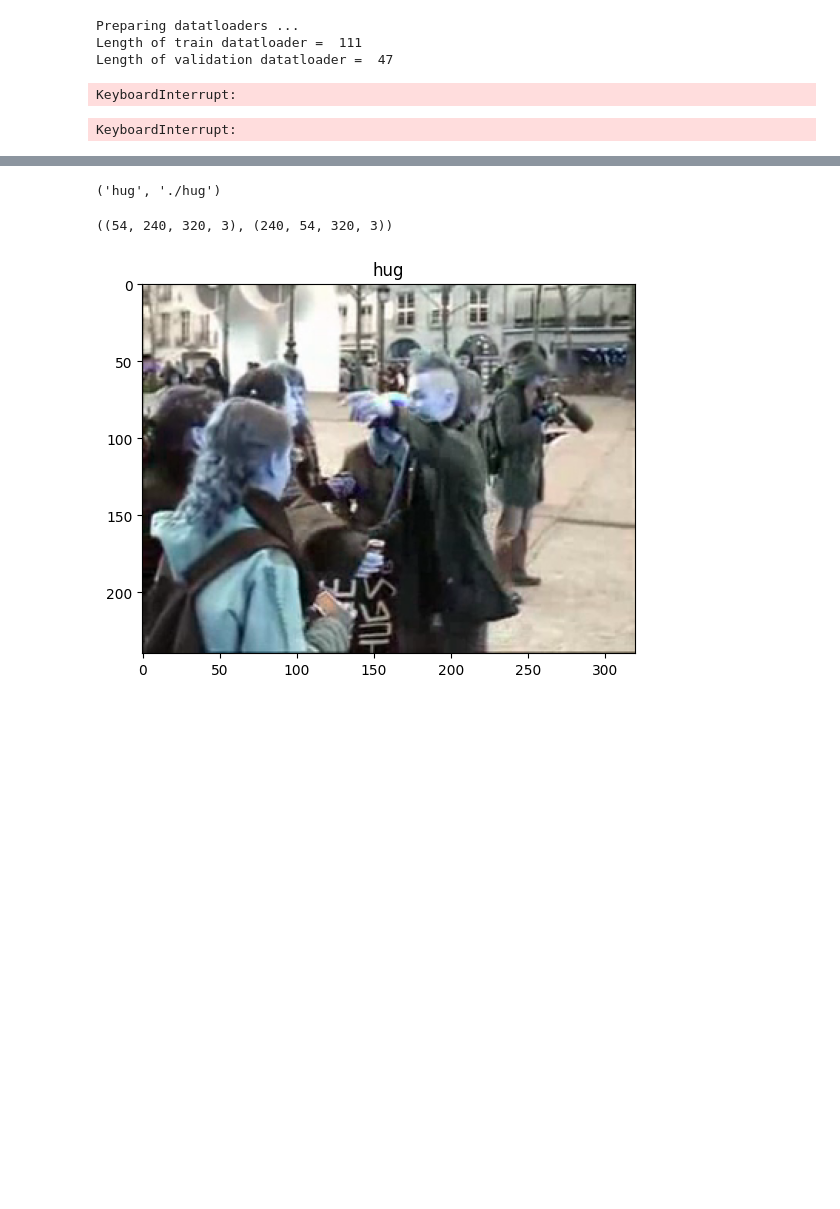
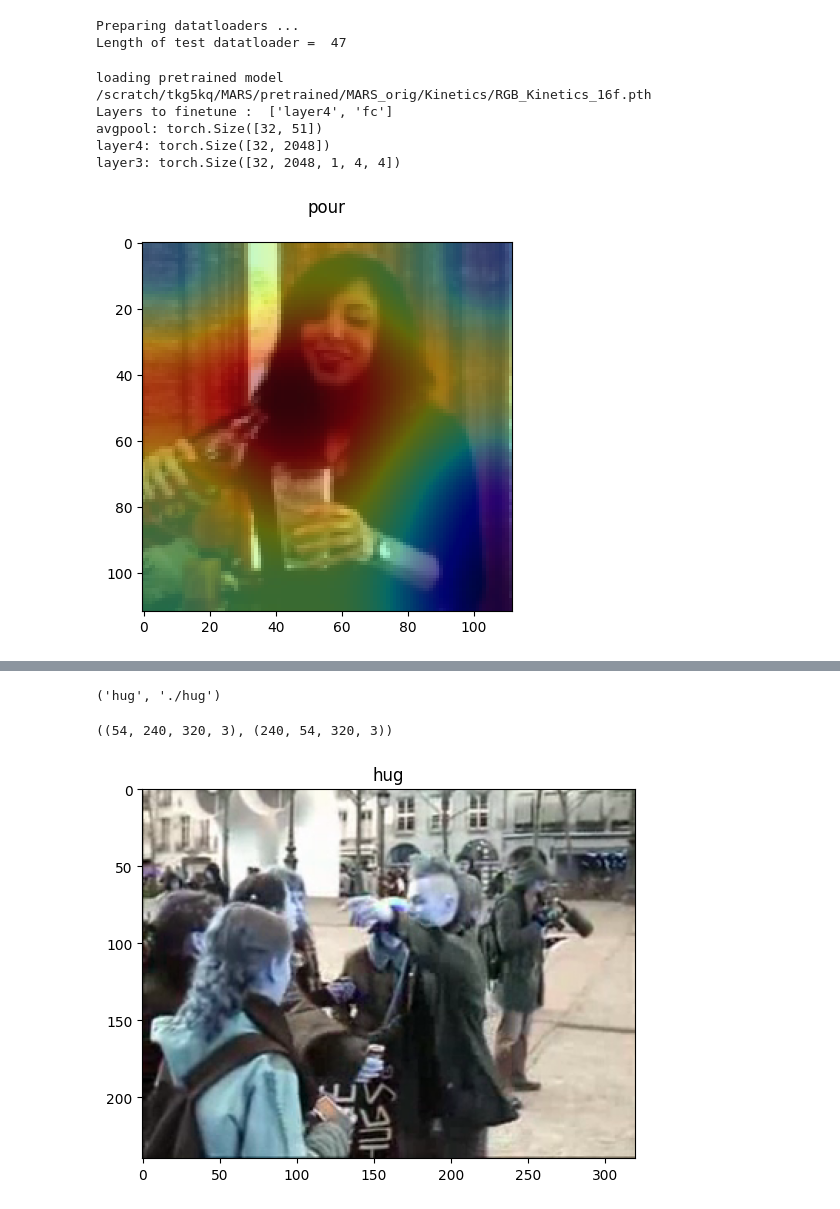
Before and after one commit to jmcgeeuva/MARS, a Jupyter notebook: visualize_frames.ipynb, the cells around one changed output, grey strips where cells are left out. Cells and saved outputs as stored; diff of their text form; code cells hidden in the pictures; blank space fills up the shorter version.

```diff
--- a/visualize_frames.ipynb
+++ b/visualize_frames.ipynb
@@ -90,28 +92,8 @@ Preparing datatloaders ...
 
 print("Preparing datatloaders ...")
 opt.n_workers = 0
-train_dataloader = DataLoader(train_data, batch_size = opt.batch_size, shuffle=True, pin_memory = True, drop_last=True)
-val_dataloader   = DataLoader(val_data, batch_size = opt.batch_size, shuffle=True,  pin_memory = True, drop_last=True)
-print("Length of train datatloader = ",len(train_dataloader))
-print("Length of validation datatloader = ",len(val_dataloader))
+test_dataloader = DataLoader(test_data, batch_size = opt.batch_size, shuffle=True, pin_memory = True, drop_last=True)
+print("Length of test datatloader = ",len(test_dataloader))
 # %% [output]
 Preparing datatloaders ...
-Length of train datatloader =  111
-Length of validation datatloader =  47
+Length of test datatloader =  47
-# %%
-for i, (inputs, targets) in enumerate(train_dataloader):
-    print(i)
-    break
-# %% [output]
-KeyboardInterrupt:
-# %%
-opt.pretrain_path = '/scratch/tkg5kq/MARS/pretrained/MARS_orig/Kinetics/RGB_Kinetics_16f.pth'
-opt.output_layer = ['avgpool', 'layer4', 'layer3']
-model = generate_model(opt)
-
-for data in train_dataloader:
-    out, _ = model(data)
-
-out['avgpool'].shape, out['layer4'].shape, out['layer3'].shape
-# %% [output]
-KeyboardInterrupt:
@@ -118,3 +108,46 @@ KeyboardInterrupt:
+# %%
+frame_num = 4
+sample_num = 5
+
+# Get model
+opt.pretrain_path = '/scratch/tkg5kq/MARS/pretrained/MARS_orig/Kinetics/RGB_Kinetics_16f.pth'
+opt.output_layers = ['avgpool', 'layer4', 'layer3']
+model, parameters = generate_model(opt)
+
+# run model on generated batch
+x,y = batch
+out = model(x)
+
+# Display the sizes of the layers
+for i, output_layer in enumerate(opt.output_layers):
+    print(f'{output_layer}: {out[i].shape}')
+
+# https://medium.com/@stepanulyanin/implementing-grad-cam-in-pytorch-ea0937c31e82
+with torch.no_grad():
+    data = out[2].cpu()[sample_num]
+
+    # Interpolate from 4x4 to 112x112
+    interp_data = F.interpolate(data, size=(112, 112), mode='bicubic', align_corners=False)
+    # squeeze to just 4x4
+    heatmap = torch.mean(interp_data, dim=(0,1)).squeeze()
+
+    # Get the frame from the sample input and normalize
+    frame = x.permute(0, 2, 3, 4, 1)[sample_num, frame_num]
+    frame = frame.numpy()
+    image = (frame-np.min(frame))/(np.max(frame)-np.min(frame))
+
+    plt.figure()
+    plt.title(f'{classes[y[sample_num]]}')
+    plt.imshow(image)
+    plt.imshow(heatmap, 'jet', interpolation='none', alpha=0.4)
+    plt.show()
+# %% [output]
+loading pretrained model /scratch/tkg5kq/MARS/pretrained/MARS_orig/Kinetics/RGB_Kinetics_16f.pth
+Layers to finetune :  ['layer4', 'fc']
+avgpool: torch.Size([32, 51])
+layer4: torch.Size([32, 2048])
+layer3: torch.Size([32, 2048, 1, 4, 4])
+[figure, added]
 # %%
 def show_sequence(seq, sample=8, title=''):
     '''Plot a sequence of images horizontally'''
```
Also changed, not shown: parts of 10 cells of this notebook, 2 other files.
